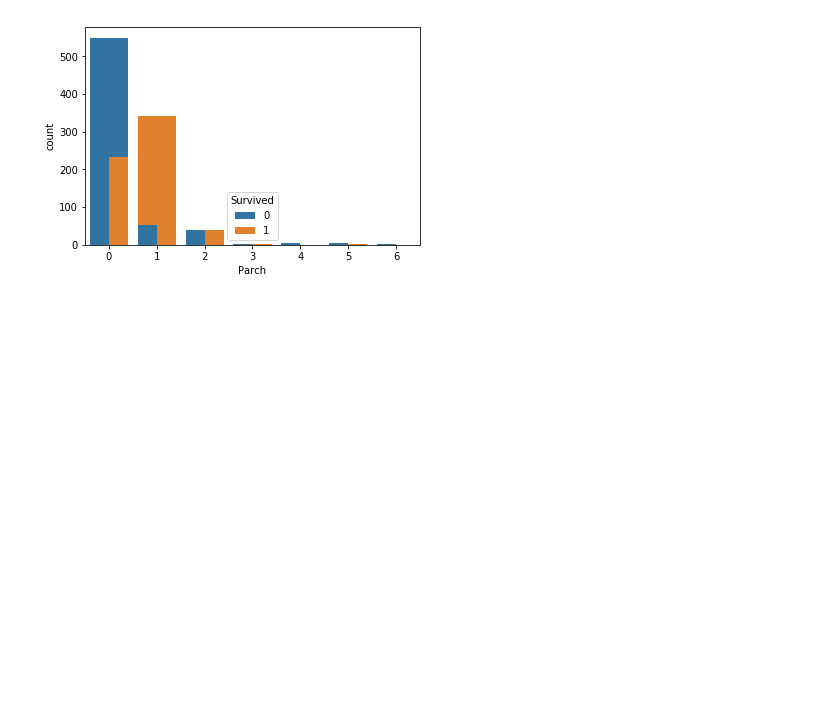
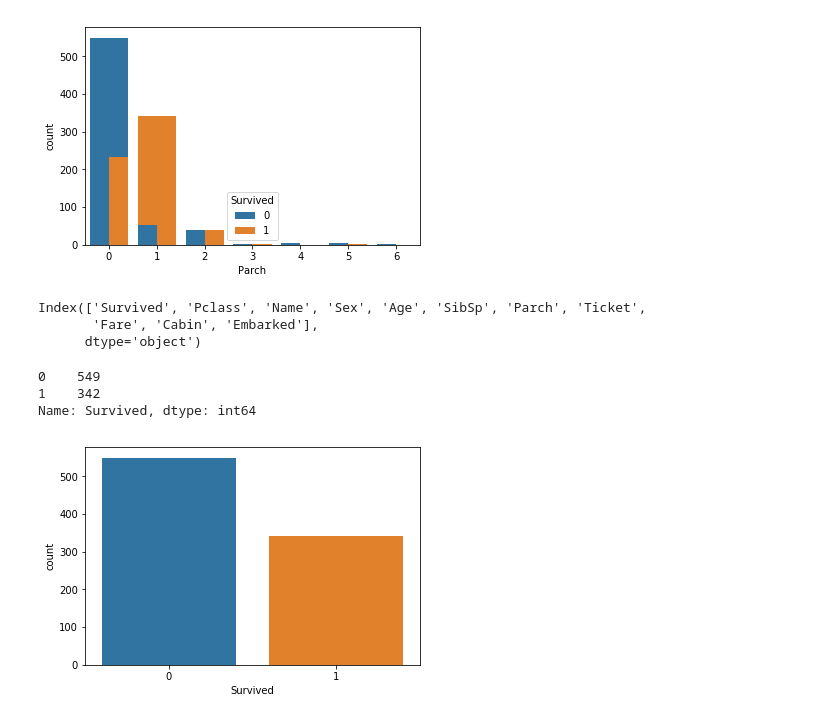
Before and after one commit to anasszer/portfolio, a Jupyter notebook: Titanic.ipynb, the cells around one changed output. Drawn from its saved outputs; the diff is of its cells as text; code cells hidden in the pictures; blank space fills up the shorter version.

Commit message:
More visualizations on Titanic Data

```diff
--- a/Titanic.ipynb
+++ b/Titanic.ipynb
@@ -130,3 +120,17 @@ sns.countplot(x = df["Parch"], hue = df["Survived"])
 [figure]
 # %%
 ### End of First Commit
+# %%
+df.columns
+# %% [output]
+Index(['Survived', 'Pclass', 'Name', 'Sex', 'Age', 'SibSp', 'Parch', 'Ticket',
+       'Fare', 'Cabin', 'Embarked'],
+      dtype='object')
+# %%
+sns.countplot('Survived', data = df, orient='h' )
+df["Survived"].value_counts()
+# %% [output]
+0    549
+1    342
+Name: Survived, dtype: int64
+[figure, added]
```
Also changed, not shown: parts of 8 cells of this notebook.
